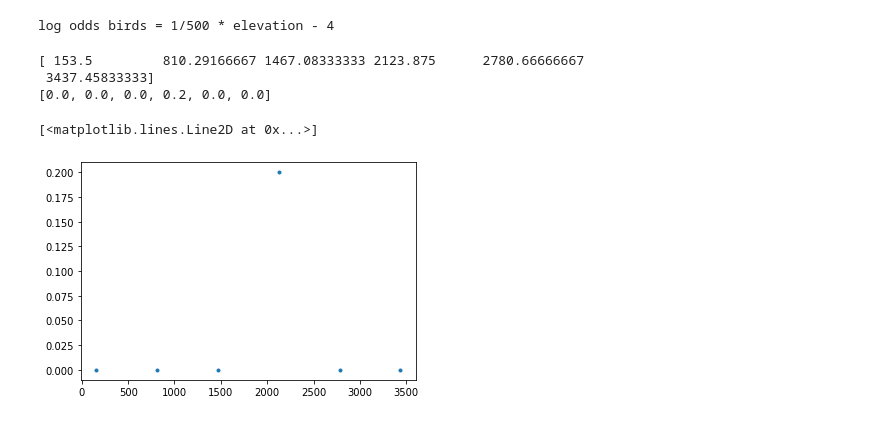
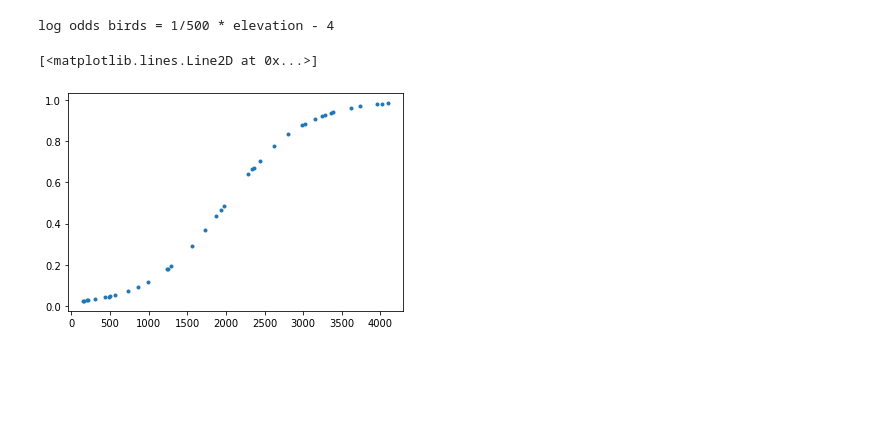
Before and after one commit to sam-delap/ds4bio, a Jupyter notebook: DailyHomework/31_Dec6.ipynb, the cells around one changed output. Saved outputs shown, nothing was run; the diff lists cells and outputs as text; code cells hidden in the pictures; blank space fills up the shorter version.

```diff
--- a/DailyHomework/31_Dec6.ipynb
+++ b/DailyHomework/31_Dec6.ipynb
@@ -14,38 +14,24 @@ I chose this model by guessing that the intercept was -4 (since the lowest point
 print('log odds birds = 1/500 * elevation - 4')
 # %% [output]
 log odds birds = 1/500 * elevation - 4
-# %%
-# Elevation vs probability of seeing a bird species (Columba pulchricollis)
-# Import and load data
-import pandas as pd
-import numpy as np
-import matplotlib.pyplot as plt
-sites = pd.read_table('../data/eco_data/eco_sites.txt')
-counts = pd.read_table('../data/eco_data/species_counts.txt')
-
-# Determine which sites have columba pulchricollis at them
-is_columba_pulchricollis = counts.columns.str.contains('Columba_pulchricollis')
-sites['has_columba_pulchricollis'] = counts.loc[:,is_columba_pulchricollis].sum(axis=1) > 0
-
-# Create 6 bins (7 boundaries) to throw the sites into that go between 0 and 4500 ft elevation
-bins = np.linspace(sites['Elevation'].min(), sites['Elevation'].max(), 7)
-
-probabilities_list = []
-# For each pair of bounds that defines a bin
-for lower_bound, upper_bound in zip(bins[:-1], bins[1:]):
-    # Focus on only the selected sites
-    selected_sites = sites.loc[(sites['Elevation'] >= lower_bound) & (sites['Elevation'] <= upper_bound), :]
-    # Calculate the probability of seeing Columba Pulchricollis between these two elevations by dividing # of sites with sightings by # of sites in the bin (rows in df)
-    probability = selected_sites['has_columba_pulchricollis'].sum() / selected_sites.shape[0]
-    # Add the probabilities to a list
-    probabilities_list.append(probability)
-
-# Plot probability vs elevation
-f, ax = plt.subplots(1)
-ax.plot(bins[:-1], probabilities_list, '.')
-# %% [output]
-[ 153.5         810.29166667 1467.08333333 2123.875      2780.66666667
- 3437.45833333]
-[0.0, 0.0, 0.0, 0.2, 0.0, 0.0]
-[<matplotlib.lines.Line2D at 0x...>]
-[figure, removed]
+# %%
+# Elevation vs probability of seeing a bird species (Columba pulchricollis)
+# Import and load data
+import pandas as pd
+import numpy as np
+import matplotlib.pyplot as plt
+sites = pd.read_table('../data/eco_data/eco_sites.txt')
+counts = pd.read_table('../data/eco_data/species_counts.txt')
+
+# Calculate the log odds using our predicted model
+log_odds = 1/500 * sites['Elevation'] - 4
+
+# Calculate the probability from the log odds using the formula we learned in class
+prob = 1/(1 + np.exp(-1 * log_odds))
+
+# Plot probability vs elevation
+f, ax = plt.subplots(1)
+ax.plot(sites['Elevation'], prob, '.')
+# %% [output]
+[<matplotlib.lines.Line2D at 0x...>]
+[figure, added]
```
